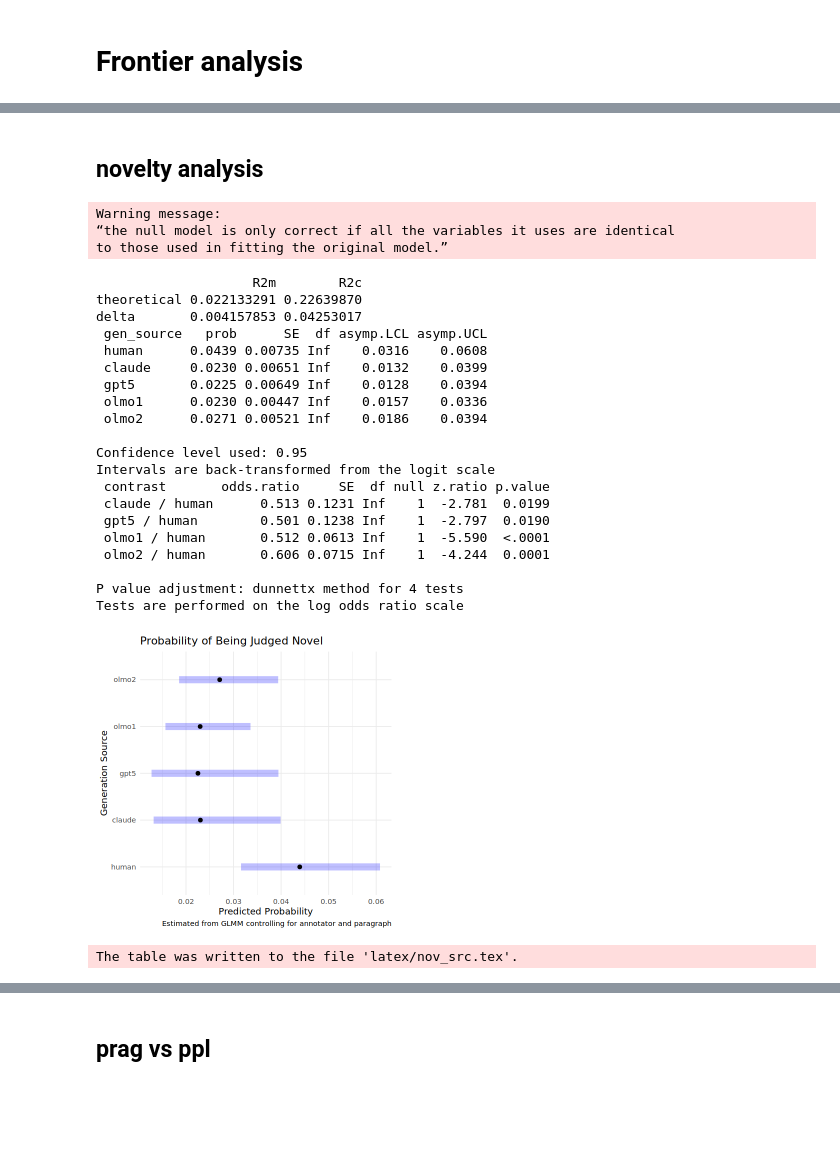
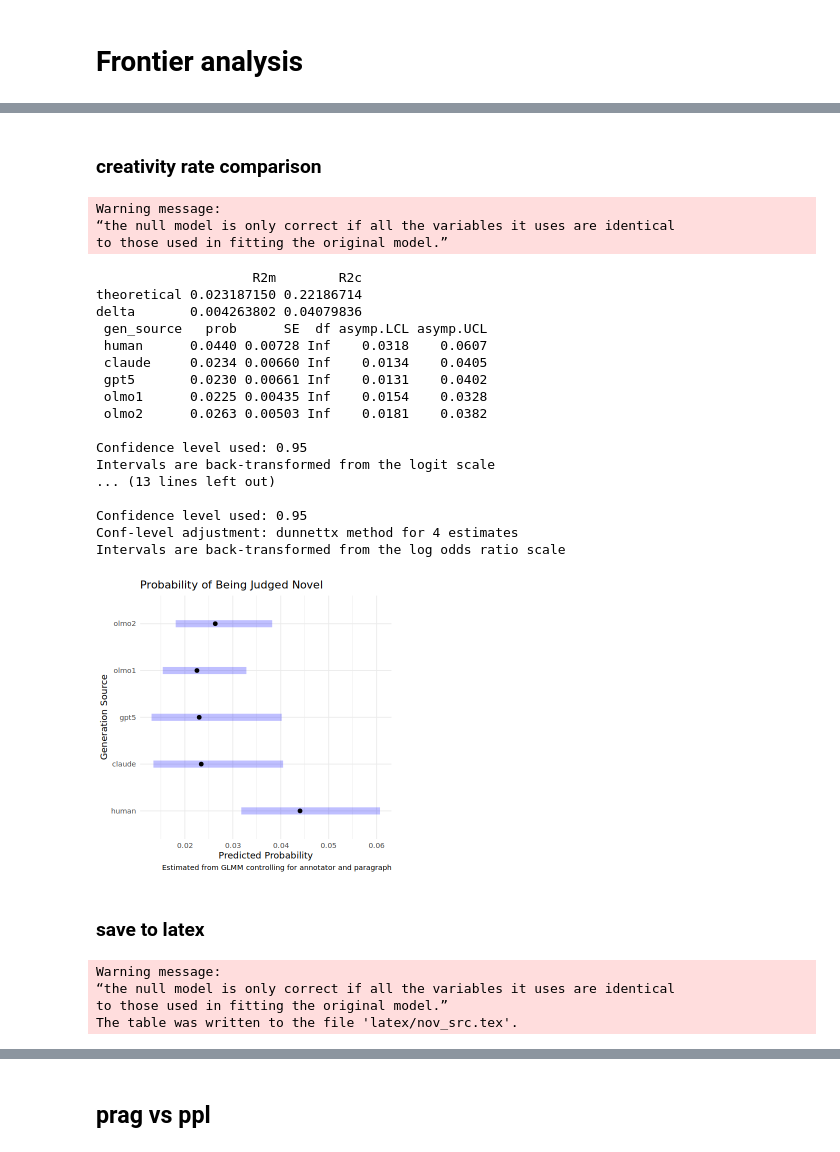
Before and after one commit to asaakyan/ngram-creativity, a Jupyter notebook: linear_models/lin.ipynb, the cells around one changed output, grey strips where cells are left out. Cells and saved outputs as stored; diff of their text form; code cells hidden in the pictures; blank space fills up the shorter version.

```diff
--- a/linear_models/lin.ipynb
+++ b/linear_models/lin.ipynb
@@ -693,6 +845,8 @@ exp(fixef(m_prag_wqrm))
 # %%
-front_nov_data <- read.csv("../data/for_linear_models/prehlt_and_hlt.csv")
-
+front_nov_data <- read.csv("../data/for_linear_models/with_exprs/prehlt_and_hlt_w_exprs.csv")
+# exclude human_14520, human_7644 due to contamination (see appendix)
+front_nov_data <- front_nov_data[front_nov_data$gen_passage_id != "14520_human"
+                      & front_nov_data$gen_source != "7644_human", ]
 table(front_nov_data$novel)
 # if pragmatic or meaningful is not na and is 0, set novel to 0 (ignore NA)
 front_nov_data$creative <- ifelse((!is.na(front_nov_data$pragmatic) & front_nov_data$pragmatic == 0) |
@@ -703,6 +857,33 @@ front_nov_data$seed_passage_id <- as.factor(front_nov_data$seed_passage_id)
 front_nov_data$annotator <- as.factor(front_nov_data$annotator_id)
 front_nov_data$gen_source <- as.factor(front_nov_data$gen_source)
 front_nov_data$gen_source <- relevel(front_nov_data$gen_source, ref = "human")
+
+cat("Number of unique expressions:", n_distinct(front_nov_data$expression), "\n")
+# remove instances where same expression has multiple ppl values against the same corpus
+# (possibly infinigram API instability)
+# Find expressions that appear with different PPL values within the same gen_source
+ppl_variance <- front_nov_data %>%
+  group_by(expression, gen_source) %>%
+  summarize(
+    n_instances = n(),
+    n_unique_ppl = n_distinct(ppl),
+    min_ppl = min(ppl),
+    max_ppl = max(ppl),
+    ppl_range = max(ppl) - min(ppl),
+    .groups = "drop"
+  ) %>%
+  filter(n_unique_ppl > 1) %>%
+  arrange(desc(ppl_range))
+varying_ppl_rows <- front_nov_data %>%
+  semi_join(ppl_variance, by = c("expression", "gen_source")) %>%
+  arrange(expression, gen_source, ppl) %>%
+  select(expression, ppl, gen_source, gen_passage_id, novel)
+cat("Number of unique expressions with varying PPL:", n_distinct(ppl_variance$expression), "\n")
+# remove all instances of these expressions from the dataset
+front_nov_data <- front_nov_data %>%
+  anti_join(ppl_variance, by = c("expression"))
+cat("Number of unique expressions after removing varying PPL:", n_distinct(front_nov_data$expression), "\n")
+
 front_nov_data$ppl_log_std <- scale(log(front_nov_data$ppl))
 
 options(repr.plot.width = 6, repr.plot.height = 4)
@@ -741,8 +925,8 @@ A data.frame: 3 × 14
 | 2 | 1 | 16897_human | 16897 | 0 | 1 | 1 | 21 | human | ... |
 | 3 | 1 | 16897_human | 16897 | 0 | 1 | 1 | 20 | human | ... |
 [figure]
-# %% [markdown]
-## novelty analysis
+# %% [markdown]
+### creativity rate comparison
 # %%
 m_front_nov = glmer(creative ~  gen_source
                     + (1 | annotator)
@@ -752,56 +936,55 @@ print(r.squaredGLMM(m_front_nov))
 # summary(m_nov)
 emm <- emmeans(m_front_nov, ~ gen_source, type = "response")
 
 # View results
 print(emm)
 
 # Plot
 options(repr.plot.width = 5, repr.plot.height = 5)
 plot(emm) +
   labs(
     title = "Probability of Being Judged Novel",
     x = "Predicted Probability",
     y = "Generation Source",
     caption = "Estimated from GLMM controlling for annotator and paragraph"
   ) +
   theme_minimal()
 
 contr = contrast(emm, "trt.vs.ctrl", ref = "human", type = "response")
 # summary(contr)
 print(summary(contr))
-# confint_df = confint(contr)
-# print(confint_df)
+confint_df = confint(contr)
+print(confint_df)
 # %% [output]
 Warning message:
 “the null model is only correct if all the variables it uses are identical
 to those used in fitting the original model.”
                     R2m        R2c
-theoretical 0.022133291 0.22639870
-delta       0.004157853 0.04253017
+theoretical 0.023187150 0.22186714
+delta       0.004263802 0.04079836
  gen_source   prob      SE  df asymp.LCL asymp.UCL
- human      0.0439 0.00735 Inf    0.0316    0.0608
- claude     0.0230 0.00651 Inf    0.0132    0.0399
- gpt5       0.0225 0.00649 Inf    0.0128    0.0394
- olmo1      0.0230 0.00447 Inf    0.0157    0.0336
- olmo2      0.0271 0.00521 Inf    0.0186    0.0394
+ human      0.0440 0.00728 Inf    0.0318    0.0607
+ claude     0.0234 0.00660 Inf    0.0134    0.0405
+ gpt5       0.0230 0.00661 Inf    0.0131    0.0402
+ olmo1      0.0225 0.00435 Inf    0.0154    0.0328
+ olmo2      0.0263 0.00503 Inf    0.0181    0.0382
 
 Confidence level used: 0.95
 Intervals are back-transformed from the logit scale
- contrast       odds.ratio     SE  df null z.ratio p.value
- claude / human      0.513 0.1231 Inf    1  -2.781  0.0199
- gpt5 / human        0.501 0.1238 Inf    1  -2.797  0.0190
- olmo1 / human       0.512 0.0613 Inf    1  -5.590  <.0001
- olmo2 / human       0.606 0.0715 Inf    1  -4.244  0.0001
+... (13 lines left out)
 
-P value adjustment: dunnettx method for 4 tests
-Tests are performed on the log odds ratio scale
+Confidence level used: 0.95
+Conf-level adjustment: dunnettx method for 4 estimates
+Intervals are back-transformed from the log odds ratio scale
-[figure, old version]
+[figure, new version]
+# %% [markdown]
+### save to latex
 # %%
 
 formula_name <- "\\shortstack[l]{creative \\textasciitilde{} gen\\_source  \\\\
 + (1 \\textbar{} annotator) + \\\\
 (1 \\textbar{} seed\\_passage\\_id)}"
-# pragmatic ~ ppl_log_std * gen_source + (1 | annotator) + (1 | seed_passage_id)
+r <- r.squaredGLMM(m_front_nov)
 texreg(m_front_nov,
        caption = "Mixed-effects logistic regression predicting creativity from generation source (comparing humans and all models)",
        custom.model.names = formula_name,
@@ -810,7 +993,14 @@ texreg(m_front_nov,
        booktabs = TRUE,
        single.row = TRUE,
        ci.force = TRUE,     # include confidence intervals
+       custom.gof.rows = list(
+         "$R^2_m$ (theoretical)" = round(r[1, "R2m"], 3),
+         "$R^2_c$ (theoretical)" = round(r[1, "R2c"], 3)
+       ),
        ci.level = 0.95,
        file = "latex/nov_src.tex")  # writes LaTeX table
 # %% [output]
+Warning message:
+“the null model is only correct if all the variables it uses are identical
+to those used in fitting the original model.”
 The table was written to the file 'latex/nov_src.tex'.
```
Also changed, not shown: parts of 62 cells of this notebook, 28 other files.
